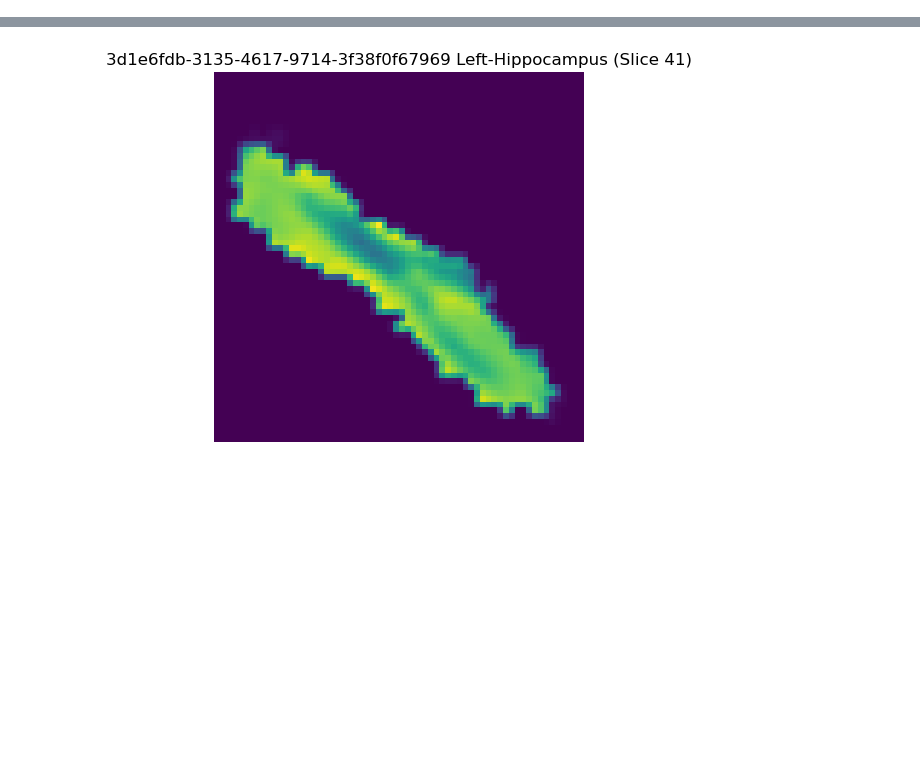
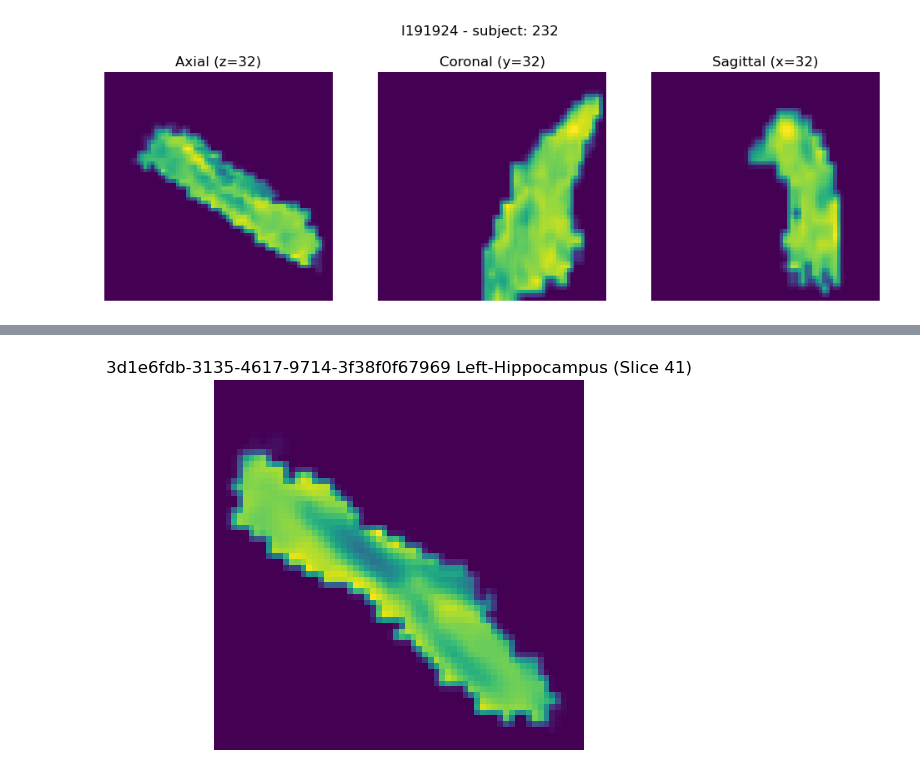
Before and after one commit to minnelab/NeuroCBIR, a Jupyter notebook: notebooks/for_testing.ipynb, the cells around one changed output, grey strips where cells are left out. Saved outputs shown, nothing was run; the diff lists cells and outputs as text; code cells hidden in the pictures; blank space fills up the shorter version.

```diff
--- a/notebooks/for_testing.ipynb
+++ b/notebooks/for_testing.ipynb
@@ -5,7 +9,7 @@ import os
 
 ### Input data
 # Path to dataset
-DATA_PATH = "/mimer/NOBACKUP/groups/naiss2025-23-412/felixnie/"
+DATA_PATH = "/mimer/NOBACKUP/groups/naiss2025-23-412/felixnie/batched_datasets/"
 load_ds_path = DATA_PATH + "batched_adni/"
 # Files to load/save extension
 extension = ".npz"
@@ -16,10 +20,8 @@ ckpt_dis_path = ""#"./data/pretrained_models/ckpt_dis_.pth"
 # Preparing image for using as input of the VAE
 target_shape = [1, 160, 224, 160] # Desired shape: [1, 160, 224, 160]
 
-
-
 # Load metadata
-index_ds = pd.read_csv(os.path.join(DATA_PATH,"dataset_index.csv"))
+index_ds = pd.read_csv(os.path.join(DATA_PATH,"original/dataset_index.csv"))
 clinical_ds = pd.read_csv(os.path.join(DATA_PATH,"combined_metadata.csv"))
 metadata = pd.merge(index_ds, clinical_ds, on="GUID", how="inner") # Merge on the 'GUID' column
 print(f"METADATA: Original rows: {len(metadata)}")
@@ -36,7 +38,6 @@ print(f"METADATA: Remaining rows: {len(metadata)}") # Check result
 
 # Load labels
 
-
 # Training configuration
 batch_files = sorted(metadata["batch_file"].unique())
 
@@ -50,2 +67,3 @@ METADATA: Remaining rows: 23652
 # %%
-batch_files[0]
+batch_files = batch_files[-5:-3]
+# batch_files = batch_files[-2:]
@@ -53,0 +75,8 @@ batch_files[0]
+# %%
+from preprocessing.load_dataset import SingleStructDataset
+
+dataset = SingleStructDataset(metadata, batch_files, labels_bb_df, target_struct_name="Left-Hippocampus")
+# %%
+import numpy as np
+
+guids = np.array(dataset.guids)
@@ -53,0 +88,65 @@ batch_files[0]
+# %%
+import matplotlib.pyplot as plt
+import torch
+
+%matplotlib inline
+
+i_subs = [np.where(guids == "I191924")[0][0],
+          np.where(guids == "I169745")[0][0],
+          np.where(guids == "I162623")[0][0],
+          np.where(guids == "I1055803")[0][0],
+          np.where(guids == "I1075892")[0][0]
+          ]
+
+# i_subs = [np.where(guids == "slim_25632_1")[0][0],
+#           np.where(guids == "slim_25632_2")[0][0],
+#           np.where(guids == "slim_25632_3")[0][0]
+#           ]
+
+
+# i_subs = [9,10,11,12]
+
+for i_sub in i_subs:
+    sample = dataset[i_sub]
+    struct = sample["image"][0]  # shape [D, H, W]
+
+    # --- Axial (Z axis) ---
+    z_profile = struct.sum(axis=(1, 2))
+    z_max = torch.argmax(z_profile).item()
+    axial = struct[z_max, :, :].cpu()
+
+    # --- Coronal (Y axis) ---
+    y_profile = struct.sum(axis=(0, 2))
+    y_max = torch.argmax(y_profile).item()
+    coronal = struct[:, y_max, :].cpu()
+
+    # --- Sagittal (X axis) ---
+    x_profile = struct.sum(axis=(0, 1))
+    x_max = torch.argmax(x_profile).item()
+    sagittal = struct[:, :, x_max].cpu()
+
+    x_max = y_max = z_max = 32
+
+    # Plot all three in one row
+    fig, axes = plt.subplots(1, 3, figsize=(12, 4))
+    subject_id = dataset.metadata.query(f"GUID == '{sample['GUID']}'")[["subject"]].values[0, 0]
+
+    axes[0].imshow(axial)
+    axes[0].set_title(f"Axial (z={z_max})")
+    axes[0].axis('off')
+
+    axes[1].imshow(coronal)
+    axes[1].set_title(f"Coronal (y={y_max})")
+    axes[1].axis('off')
+
+    axes[2].imshow(sagittal)
+    axes[2].set_title(f"Sagittal (x={x_max})")
+    axes[2].axis('off')
+
+    fig.suptitle(f"{sample['GUID']} - subject: {subject_id}", fontsize=12)
+    plt.show()
+
+# plt.hist(struct[z_max].cpu())
+# plt.show()
+# %% [output]
+[figure, added]
```
Also changed, not shown: parts of 22 cells of this notebook, 17 other files.
